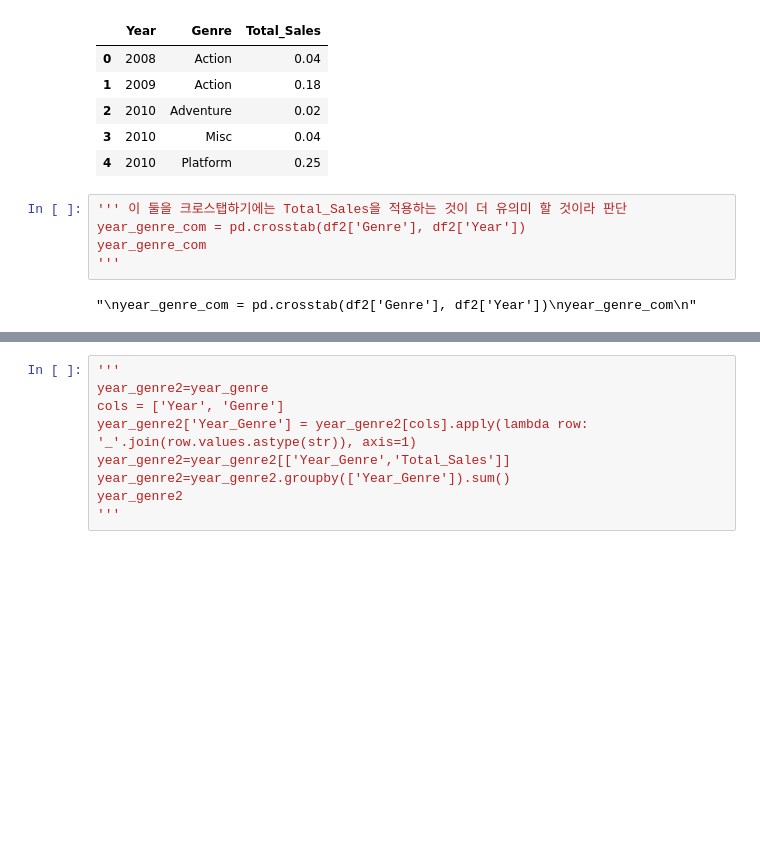
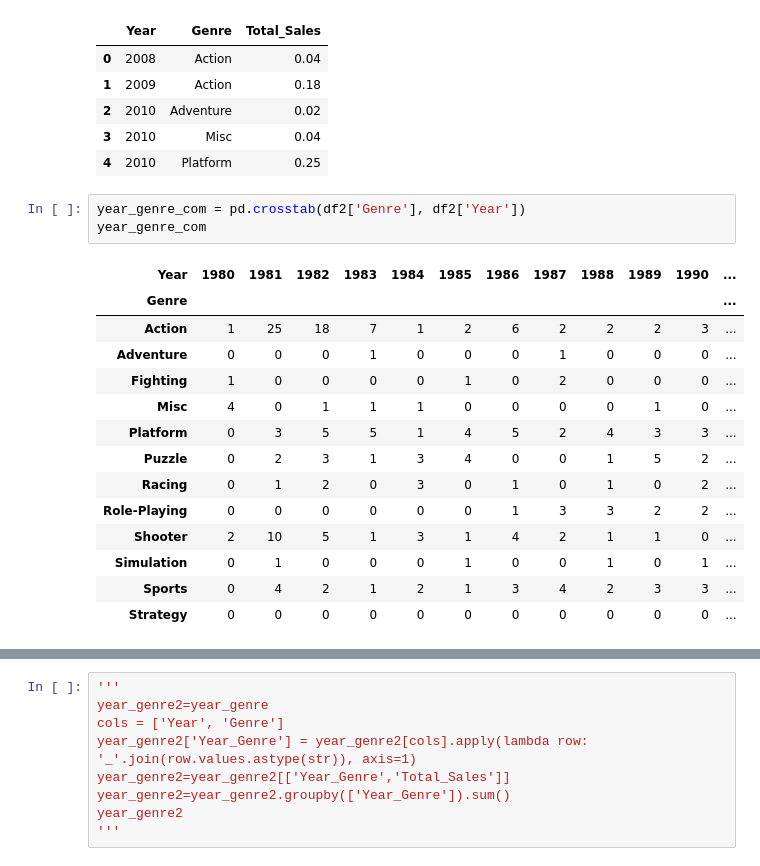
Before and after one commit to ohyunju/projects, a Jupyter notebook: project1/Project1.ipynb, the cells around one changed output, grey strips where cells are left out. Cells and saved outputs as stored; diff of their text form; blank space fills up the shorter version.

```diff
--- a/project1/Project1.ipynb
+++ b/project1/Project1.ipynb
@@ -468,9 +468,20 @@ See the caveats in the documentation: https://pandas.pydata.org/pandas-docs/stab
 | 3 | 2010 | Misc | 0.04 |
 | 4 | 2010 | Platform | 0.25 |
 # %%
-''' 이 둘을 크로스탭하기에는 Total_Sales을 적용하는 것이 더 유의미 할 것이라 판단
 year_genre_com = pd.crosstab(df2['Genre'], df2['Year'])
 year_genre_com
-'''
 # %% [output]
-"\nyear_genre_com = pd.crosstab(df2['Genre'], df2['Year'])\nyear_genre_com\n"
+| Year | 1980 | 1981 | 1982 | 1983 | 1984 | 1985 | 1986 | 1987 | 1988 | 1989 | 1990 | ... |
+| Genre |  |  |  |  |  |  |  |  |  |  |  | ... |
+| Action | 1 | 25 | 18 | 7 | 1 | 2 | 6 | 2 | 2 | 2 | 3 | ... |
+| Adventure | 0 | 0 | 0 | 1 | 0 | 0 | 0 | 1 | 0 | 0 | 0 | ... |
+| Fighting | 1 | 0 | 0 | 0 | 0 | 1 | 0 | 2 | 0 | 0 | 0 | ... |
+| Misc | 4 | 0 | 1 | 1 | 1 | 0 | 0 | 0 | 0 | 1 | 0 | ... |
+| Platform | 0 | 3 | 5 | 5 | 1 | 4 | 5 | 2 | 4 | 3 | 3 | ... |
+| Puzzle | 0 | 2 | 3 | 1 | 3 | 4 | 0 | 0 | 1 | 5 | 2 | ... |
+| Racing | 0 | 1 | 2 | 0 | 3 | 0 | 1 | 0 | 1 | 0 | 2 | ... |
+| Role-Playing | 0 | 0 | 0 | 0 | 0 | 0 | 1 | 3 | 3 | 2 | 2 | ... |
+| Shooter | 2 | 10 | 5 | 1 | 3 | 1 | 4 | 2 | 1 | 1 | 0 | ... |
+| Simulation | 0 | 1 | 0 | 0 | 0 | 1 | 0 | 0 | 1 | 0 | 1 | ... |
+| Sports | 0 | 4 | 2 | 1 | 2 | 1 | 3 | 4 | 2 | 3 | 3 | ... |
+| Strategy | 0 | 0 | 0 | 0 | 0 | 0 | 0 | 0 | 0 | 0 | 0 | ... |
```
Also changed, not shown: parts of 2 cells of this notebook.
